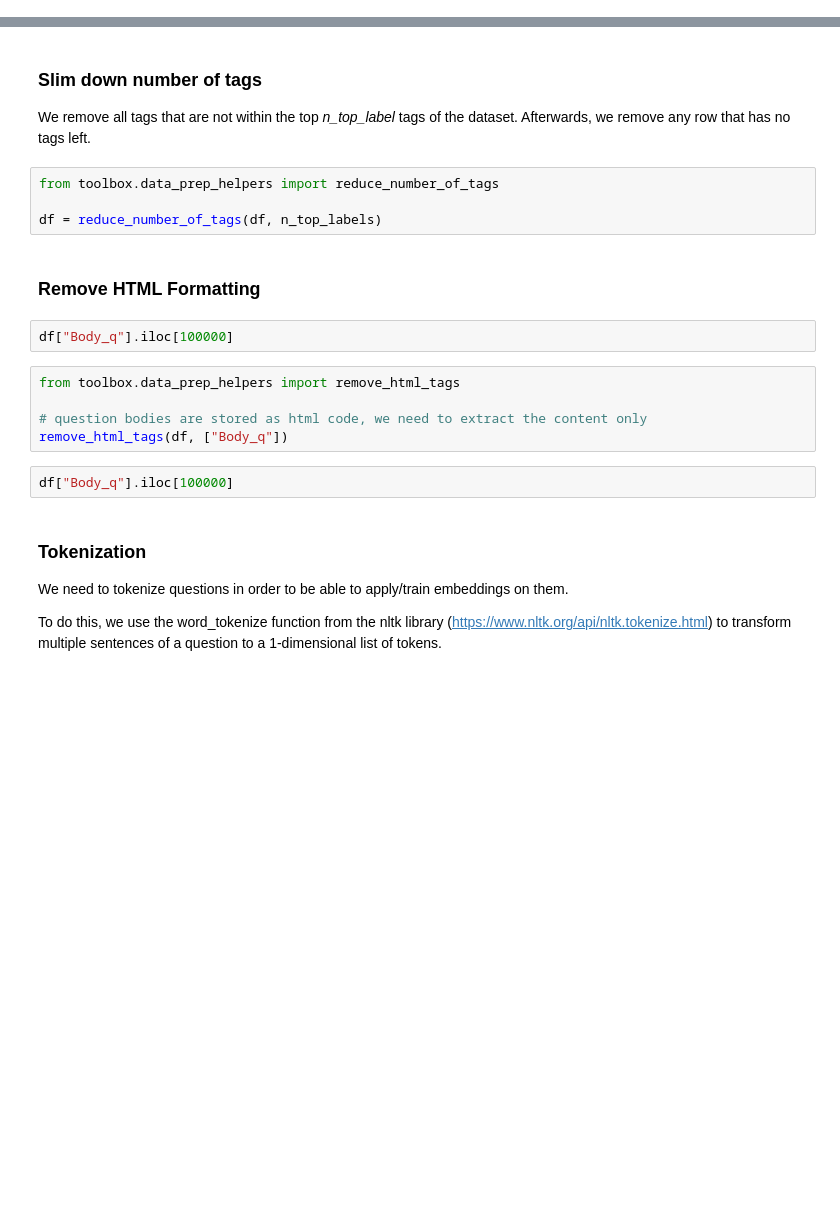
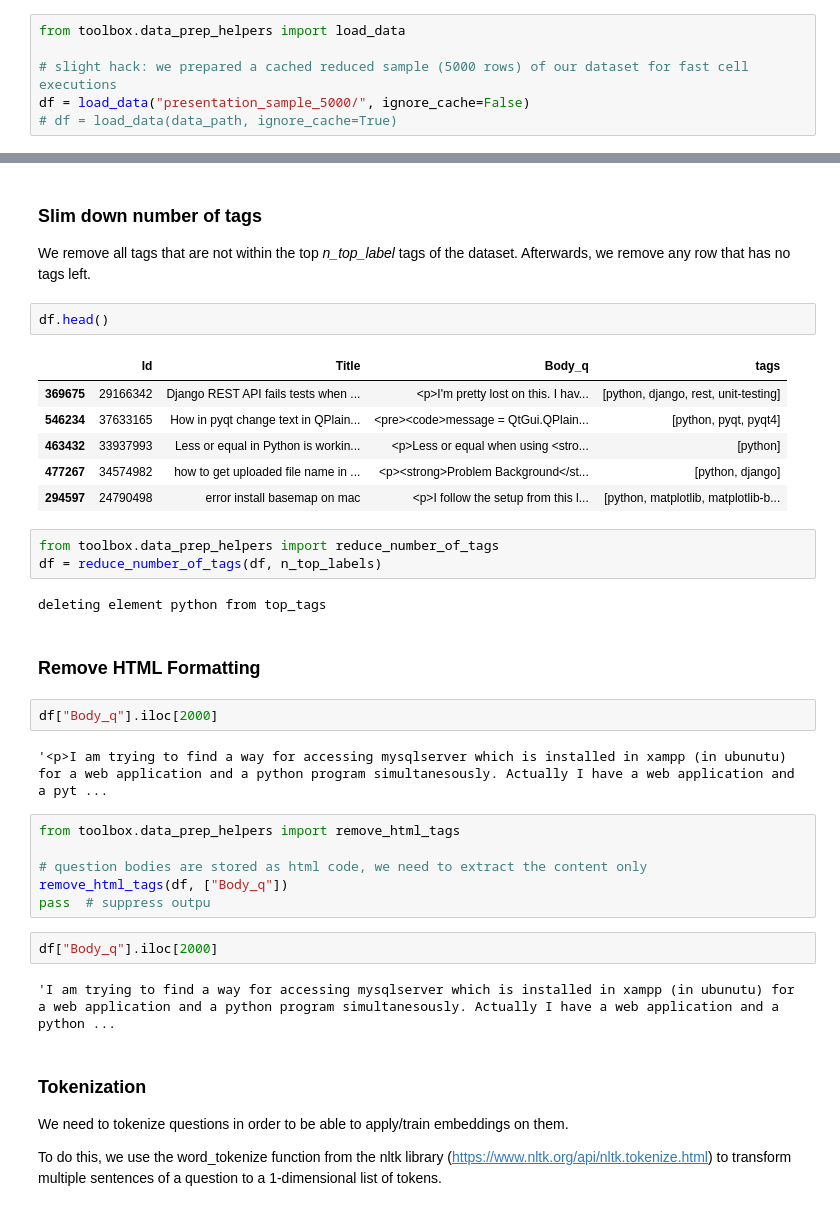
Before and after one commit to danielschroter/so_nlp, a Jupyter notebook: presentation_pipeline.ipynb, the cells around one changed output, grey strips where cells are left out. Drawn from its saved outputs; the diff is of its cells as text; blank space fills up the shorter version.

Commit message:
execute presentation_pipeline and add cache / result files

```diff
--- a/presentation_pipeline.ipynb
+++ b/presentation_pipeline.ipynb
@@ -55,0 +41,6 @@ df = load_data("presentation_sample.pkl", ignore_cache=False)
+# %%
+from toolbox.data_prep_helpers import load_data
+
+# slight hack: we prepared a cached reduced sample (5000 rows) of our dataset for fast cell executions
+df = load_data("presentation_sample_5000/", ignore_cache=False)
+# df = load_data(data_path, ignore_cache=True)
@@ -59,21 +52,36 @@ df = load_data("presentation_sample.pkl", ignore_cache=False)
 ### Slim down number of tags
 
 We remove all tags that are not within the top *n_top_label* tags of the dataset. Afterwards, we remove any row that has no tags left.
+# %%
+df.head()
+# %% [output]
+|  | Id | Title | Body_q | tags |
+| 369675 | 29166342 | Django REST API fails tests when ... | <p>I'm pretty lost on this. I hav... | [python, django, rest, unit-testing] |
+| 546234 | 37633165 | How in pyqt change text in QPlain... | <pre><code>message = QtGui.QPlain... | [python, pyqt, pyqt4] |
+| 463432 | 33937993 | Less or equal in Python is workin... | <p>Less or equal when using <stro... | [python] |
+| 477267 | 34574982 | how to get uploaded file name in ... | <p><strong>Problem Background</st... | [python, django] |
+| 294597 | 24790498 | error install basemap on mac | <p>I follow the setup from this l... | [python, matplotlib, matplotlib-b... |
 # %%
 from toolbox.data_prep_helpers import reduce_number_of_tags
-
 df = reduce_number_of_tags(df, n_top_labels)
+# %% [output]
+deleting element python from top_tags
 # %% [markdown]
 ### Remove HTML Formatting
 # %%
-df["Body_q"].iloc[100000]
+df["Body_q"].iloc[2000]
+# %% [output]
+'<p>I am trying to find a way for accessing mysqlserver which is installed in xampp (in ubunutu) for a web application and a python program simultanesously. Actually I have a web application and a pyt ...
 # %%
 from toolbox.data_prep_helpers import remove_html_tags
 
 # question bodies are stored as html code, we need to extract the content only
 remove_html_tags(df, ["Body_q"])
+pass  # suppress outpu
 # %%
-df["Body_q"].iloc[100000]
+df["Body_q"].iloc[2000]
+# %% [output]
+'I am trying to find a way for accessing mysqlserver which is installed in xampp (in ubunutu) for a web application and a python program simultanesously. Actually I have a web application and a python ...
 # %% [markdown]
 ### Tokenization
 We need to tokenize questions in order to be able to apply/train embeddings on them.
```
Also changed, not shown: parts of 22 cells of this notebook, 13 other files.
